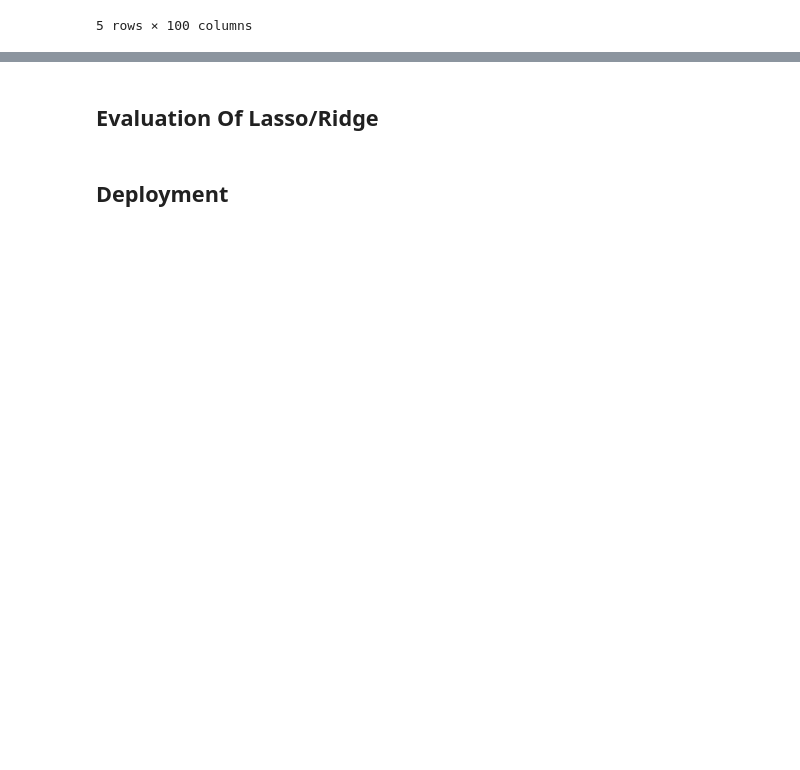
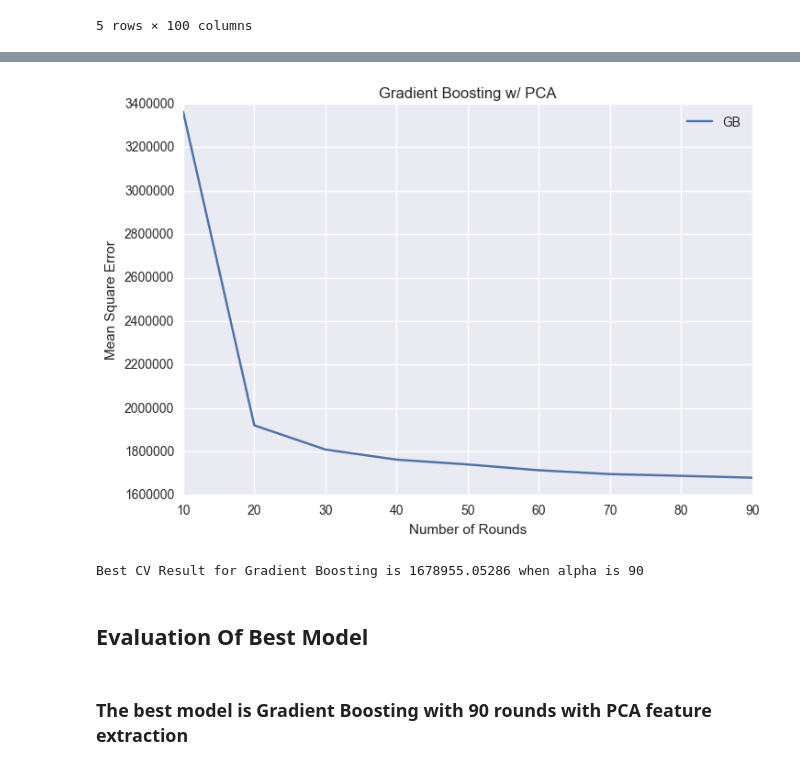
Before and after one commit to Charlespartina/DS1001-Project, a Jupyter notebook: notebook/Final Project.ipynb, the cells around one changed output, grey strips where cells are left out. Cells and saved outputs as stored; diff of their text form; code cells hidden in the pictures; blank space fills up the shorter version.

```diff
--- a/notebook/Final Project.ipynb
+++ b/notebook/Final Project.ipynb
@@ -387,0 +482,17 @@ plt.show()
+# %%
+# specify parameters via map
+param = {}
+allR = [10*i for i in range(1,10)]
+print allR
+cv_gb_pca = []
+# Validation
+for r in allR:
+    dtrain = xgb.DMatrix(X_train_pca,label=y_train_set)
+    dval = xgb.DMatrix(X_val_pca)
+    model = xgb.train(param, dtrain, r)
+    gb_val_preds = model.predict(dval)
+    err = mean_squared_error(y_val_set, gb_val_preds)
+    cv_gb_pca.append(err)
+    print err
+print cv_gb_pca
+# make prediction
@@ -388,2 +511,15 @@ plt.show()
+# %%
+# Plot
+plt.figure()
+plt.plot(allR, cv_gb_pca, label='GB')
+plt.legend()
+plt.title('Gradient Boosting w/ PCA')
+plt.xlabel('Number of Rounds')
+plt.ylabel('Mean Square Error')
+plt.show()
+print 'Best CV Result for Gradient Boosting is {} when alpha is {}'.format(np.min(cv_gb_pca), allR[np.argmin(cv_gb_pca)])
+# %% [output]
+[figure, added]
+Best CV Result for Gradient Boosting is 1678955.05286 when alpha is 90
 # %% [markdown]
-## Evaluation Of Lasso/Ridge
+## Evaluation Of Best Model
@@ -399,2 +526,2 @@ fo.close()
-# %% [markdown]
-## Deployment
+# %% [markdown]
+### The best model is Gradient Boosting with 90 rounds with PCA feature extraction
```
Also changed, not shown: parts of 35 cells of this notebook, 6 other files.
